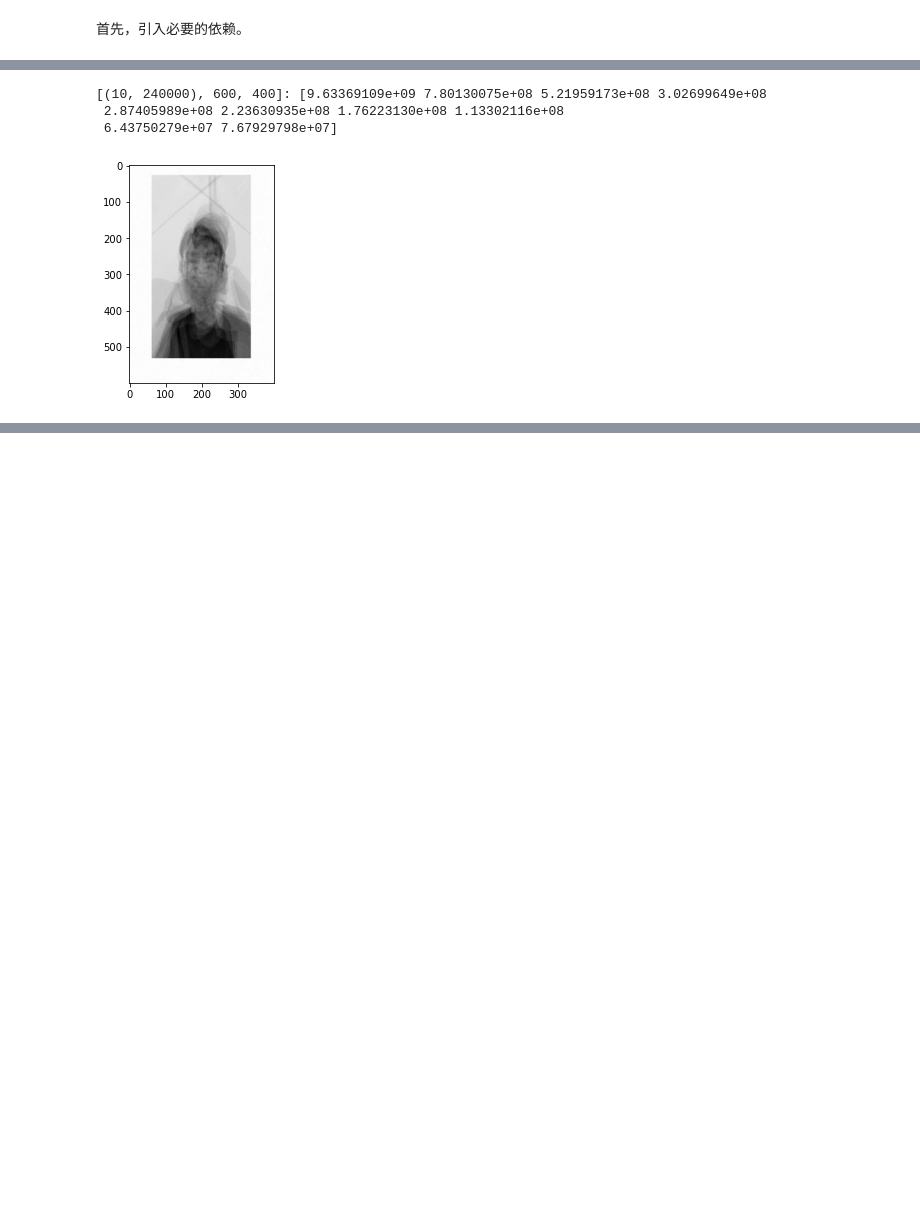
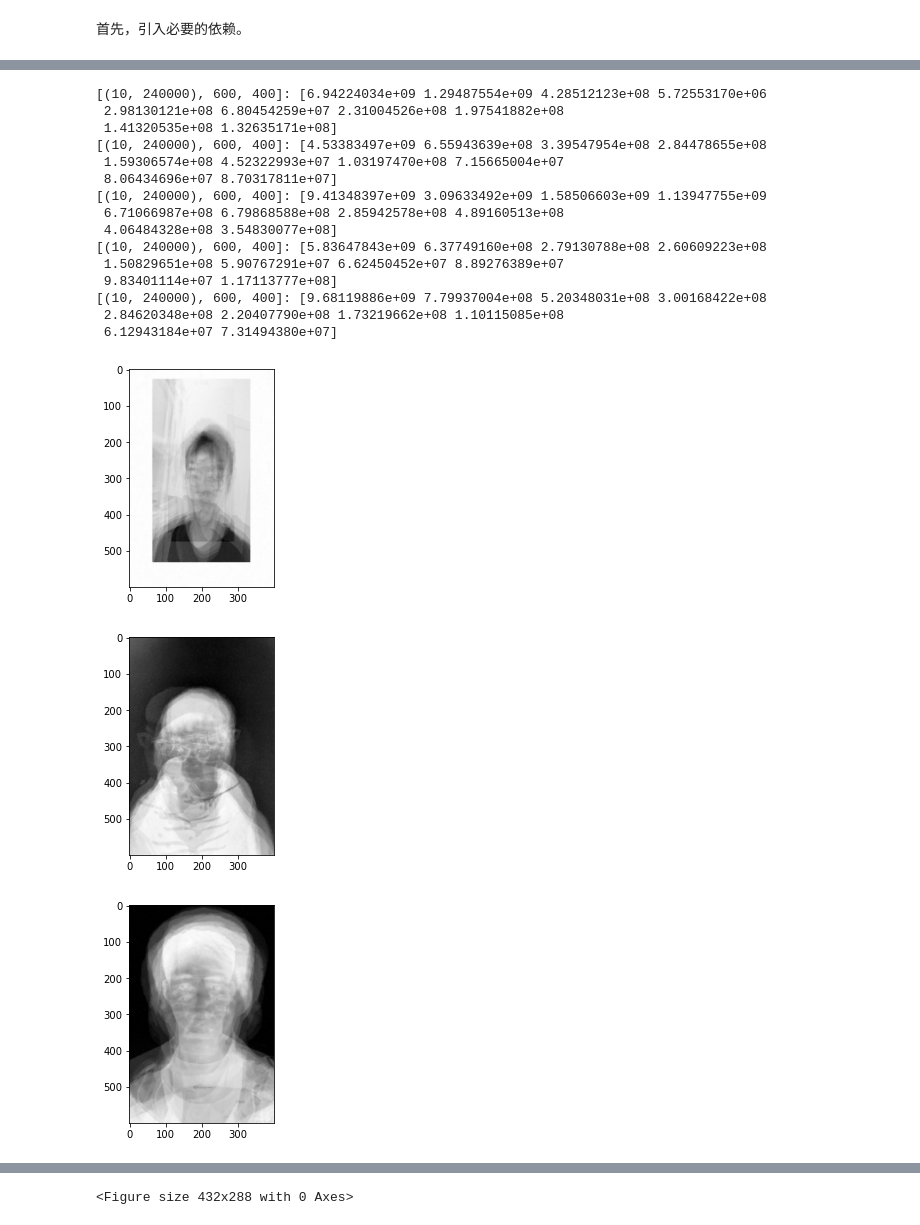
Before and after one commit to Tiger3018/hw, a Jupyter notebook: linear_algebra/class1.ipynb, the cells around one changed output, grey strips where cells are left out. Saved outputs shown, nothing was run; the diff lists cells and outputs as text; code cells hidden in the pictures; blank space fills up the shorter version.

```diff
--- a/linear_algebra/class1.ipynb
+++ b/linear_algebra/class1.ipynb
@@ -38,6 +38,7 @@ def read_from_dataset(hw1Var = 1, hw2Var = 1) -> list:
                 imMatrix = cv2.imread(imFile)
                 imMatrix = hw1.colorSpaceMatrix(BGR = imMatrix).space[hw1Var] # default: Convert to Grey with weighted mean.
                 imMatrix = hw2.hw2Config[hw2Var](imMatrix) # default: With the process of Median Filter
+                imMatrix = hw2.hw2Config[hw2Var](imMatrix) # default: With the process of Median Filter
                 if isinstance(imAll, np.ndarray):
                     try:
                         imAll = np.append(imAll, [imMatrix], axis=0)
@@ -76,27 +79,43 @@ PCA 的核心步骤：计算主成分（特征值更大的特征向量），然
 # %%
 def pca(imageFeature) -> np.ndarray:
     matMean = imageFeature - np.tile(imageFeature.mean(1), (imageFeature.shape[1], 1)).T # TIP not implemented in matlab
-    # matOne = imageFeature / np.linalg.norm(imageFeature.mean(1), axis = 0) # TIP not implemented in matlab
+    # matOne = imageFeature / np.linalg.norm(imageFeature.mean(1), axis = 0) # not normalized
     # matMean = matMean.astype(np.uint8)
     # matCovaiance = np.dot(matMean.T, matMean) # still too large to calculate
-    matMiddle = np.dot(matMean, matMean.T) # only after zero-mean.
-    eigValue, eigPreVector = npMat.eig(matMiddle) # already sorted by eigValue, already normalization.
-    # print(eigValue, eigPreVector)
-    eigVector = np.dot(imageFeature.T, eigPreVector) / eigValue
+    # only after zero-mean.
+    eigValue, eigPreVector = npMat.eig(np.dot(matMean, matMean.T)) # already sorted by eigValue, already normalization.
+    eigVector = np.dot(matMean.T, eigPreVector) / eigValue
+    del matMean, eigPreVector
     eigNormalizedVector = eigVector / npMat.norm(eigVector, axis = 0)
+    del eigVector
     # print(matMean, eigValue, eigPreVector, eigVector)
     processMat = np.dot(imageFeature, eigNormalizedVector)
     return eigValue, eigNormalizedVector, processMat
 
 # As a pre dataset test
-for i in [15]:
+for i in [8, 10, 11, 12, 15]:
     print(str([im[i].shape] + imShape[i]) + ": ", end='')
     eigValue, eigNormalizedVector, processMatrix = pca(im[i])
     print(eigValue)
     temp = (eigNormalizedVector[:, 0]).reshape((imShape[i][0], imShape[i][1]))
     plt.imshow(temp, cmap = plt.get_cmap('Greys'))
+    plt.figure()
 # %% [output]
-[(10, 240000), 600, 400]: [9.63369109e+09 7.80130075e+08 5.21959173e+08 3.02699649e+08
- 2.87405989e+08 2.23630935e+08 1.76223130e+08 1.13302116e+08
- 6.43750279e+07 7.67929798e+07]
+[(10, 240000), 600, 400]: [6.94224034e+09 1.29487554e+09 4.28512123e+08 5.72553170e+06
+ 2.98130121e+08 6.80454259e+07 2.31004526e+08 1.97541882e+08
+ 1.41320535e+08 1.32635171e+08]
+[(10, 240000), 600, 400]: [4.53383497e+09 6.55943639e+08 3.39547954e+08 2.84478655e+08
+ 1.59306574e+08 4.52322993e+07 1.03197470e+08 7.15665004e+07
+ 8.06434696e+07 8.70317811e+07]
+[(10, 240000), 600, 400]: [9.41348397e+09 3.09633492e+09 1.58506603e+09 1.13947755e+09
+ 6.71066987e+08 6.79868588e+08 2.85942578e+08 4.89160513e+08
+ 4.06484328e+08 3.54830077e+08]
+[(10, 240000), 600, 400]: [5.83647843e+09 6.37749160e+08 2.79130788e+08 2.60609223e+08
+ 1.50829651e+08 5.90767291e+07 6.62450452e+07 8.89276389e+07
+ 9.83401114e+07 1.17113777e+08]
+[(10, 240000), 600, 400]: [9.68119886e+09 7.79937004e+08 5.20348031e+08 3.00168422e+08
+ 2.84620348e+08 2.20407790e+08 1.73219662e+08 1.10115085e+08
+ 6.12943184e+07 7.31494380e+07]
-[figure, old version]
+[figure, new version]
+[figure, added]
+[figure, added]
@@ -103 +124,2 @@ for i in [15]:
+<Figure size 432x288 with 0 Axes>
 # %%
```
Also changed, not shown: parts of 5 cells of this notebook, 3 other files.
